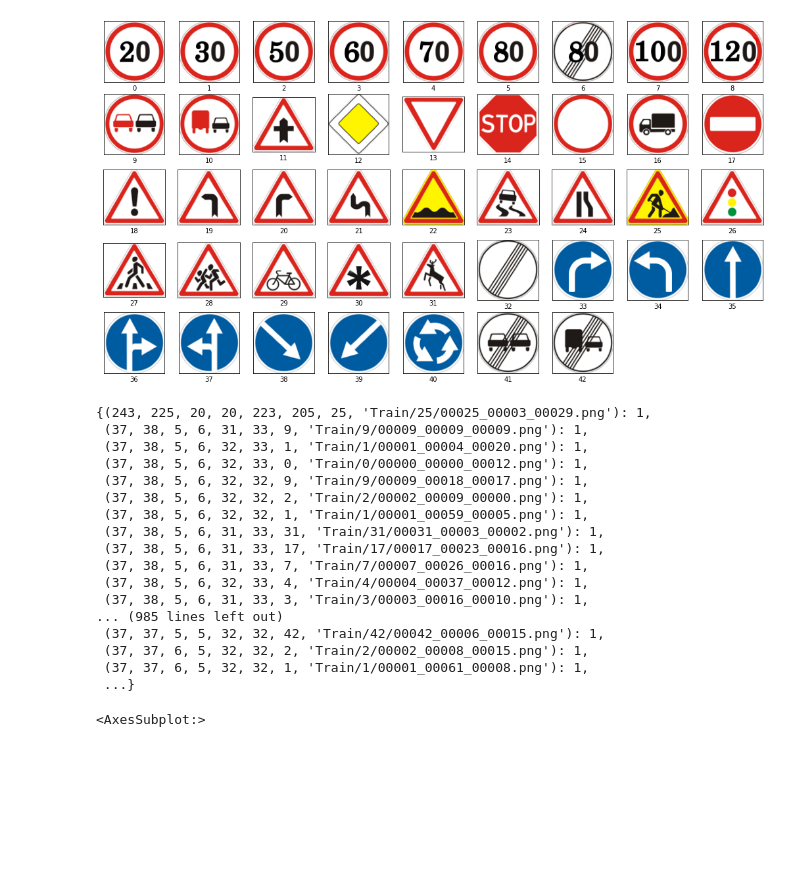
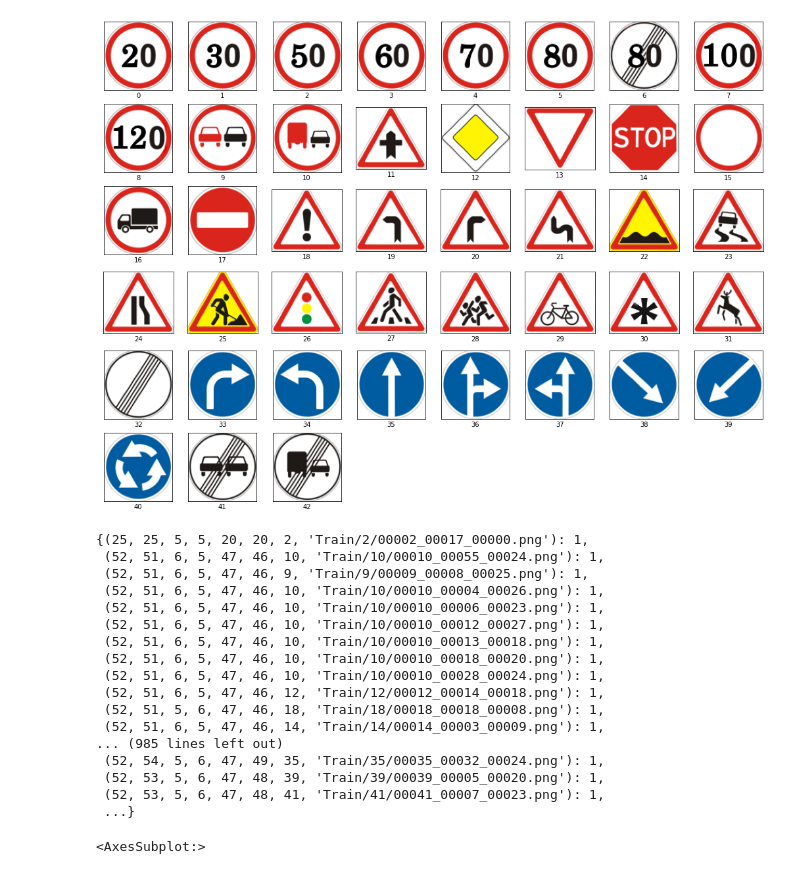
Before and after one commit to jameseoconnor/vgg-traffic-light-detection, a Jupyter notebook: traffic_sign_detection_vgg16.ipynb, the cells around one changed output. Drawn from its saved outputs; the diff is of its cells as text; code cells hidden in the pictures; blank space fills up the shorter version.

```diff
--- a/traffic_sign_detection_vgg16.ipynb
+++ b/traffic_sign_detection_vgg16.ipynb
@@ -19,37 +20,37 @@ image_size = 50;
 # %%
 # Here is the meta files on the 43 seperate traffic sign classes we are learning to identify
 plt.figure(figsize=(18, 18))
 for i in range (0,43):
-    plt.subplot(9,9,i+1)
+    plt.subplot(8,8,i+1)
     plt.xticks([])
     plt.yticks([])
-    path = "./Meta/{0}.png".format(i)
+    path = "./data/meta/{0}.png".format(i)
     img = plt.imread(path)
     plt.imshow(img)
     plt.xlabel(i)
 # %% [output]
-[figure, old version]
+[figure, new version]
 # %%
-train_image_data = pd.read_csv('Train.csv')
+train_image_data = pd.read_csv('./data/train.csv')
 train_image_data.describe
 train_image_data.value_counts().to_dict()
 # %% [output]
-{(243, 225, 20, 20, 223, 205, 25, 'Train/25/00025_00003_00029.png'): 1,
- (37, 38, 5, 6, 31, 33, 9, 'Train/9/00009_00009_00009.png'): 1,
- (37, 38, 5, 6, 32, 33, 1, 'Train/1/00001_00004_00020.png'): 1,
- (37, 38, 5, 6, 32, 33, 0, 'Train/0/00000_00000_00012.png'): 1,
- (37, 38, 5, 6, 32, 32, 9, 'Train/9/00009_00018_00017.png'): 1,
- (37, 38, 5, 6, 32, 32, 2, 'Train/2/00002_00009_00000.png'): 1,
- (37, 38, 5, 6, 32, 32, 1, 'Train/1/00001_00059_00005.png'): 1,
- (37, 38, 5, 6, 31, 33, 31, 'Train/31/00031_00003_00002.png'): 1,
- (37, 38, 5, 6, 31, 33, 17, 'Train/17/00017_00023_00016.png'): 1,
- (37, 38, 5, 6, 31, 33, 7, 'Train/7/00007_00026_00016.png'): 1,
- (37, 38, 5, 6, 32, 33, 4, 'Train/4/00004_00037_00012.png'): 1,
- (37, 38, 5, 6, 31, 33, 3, 'Train/3/00003_00016_00010.png'): 1,
+{(25, 25, 5, 5, 20, 20, 2, 'Train/2/00002_00017_00000.png'): 1,
+ (52, 51, 6, 5, 47, 46, 10, 'Train/10/00010_00055_00024.png'): 1,
+ (52, 51, 6, 5, 47, 46, 9, 'Train/9/00009_00008_00025.png'): 1,
+ (52, 51, 6, 5, 47, 46, 10, 'Train/10/00010_00004_00026.png'): 1,
+ (52, 51, 6, 5, 47, 46, 10, 'Train/10/00010_00006_00023.png'): 1,
+ (52, 51, 6, 5, 47, 46, 10, 'Train/10/00010_00012_00027.png'): 1,
+ (52, 51, 6, 5, 47, 46, 10, 'Train/10/00010_00013_00018.png'): 1,
+ (52, 51, 6, 5, 47, 46, 10, 'Train/10/00010_00018_00020.png'): 1,
+ (52, 51, 6, 5, 47, 46, 10, 'Train/10/00010_00028_00024.png'): 1,
+ (52, 51, 6, 5, 47, 46, 12, 'Train/12/00012_00014_00018.png'): 1,
+ (52, 51, 5, 6, 47, 46, 18, 'Train/18/00018_00018_00008.png'): 1,
+ (52, 51, 6, 5, 47, 46, 14, 'Train/14/00014_00003_00009.png'): 1,
 ... (985 lines left out)
- (37, 37, 5, 5, 32, 32, 42, 'Train/42/00042_00006_00015.png'): 1,
- (37, 37, 6, 5, 32, 32, 2, 'Train/2/00002_00008_00015.png'): 1,
- (37, 37, 6, 5, 32, 32, 1, 'Train/1/00001_00061_00008.png'): 1,
+ (52, 54, 5, 6, 47, 49, 35, 'Train/35/00035_00032_00024.png'): 1,
+ (52, 53, 5, 6, 47, 48, 39, 'Train/39/00039_00005_00020.png'): 1,
+ (52, 53, 5, 6, 47, 48, 41, 'Train/41/00041_00007_00023.png'): 1,
  ...}
 # %%
 train_image_data.boxplot(['Width', 'Height'])
```
Also changed, not shown: parts of 12 cells of this notebook, 56 other files.
